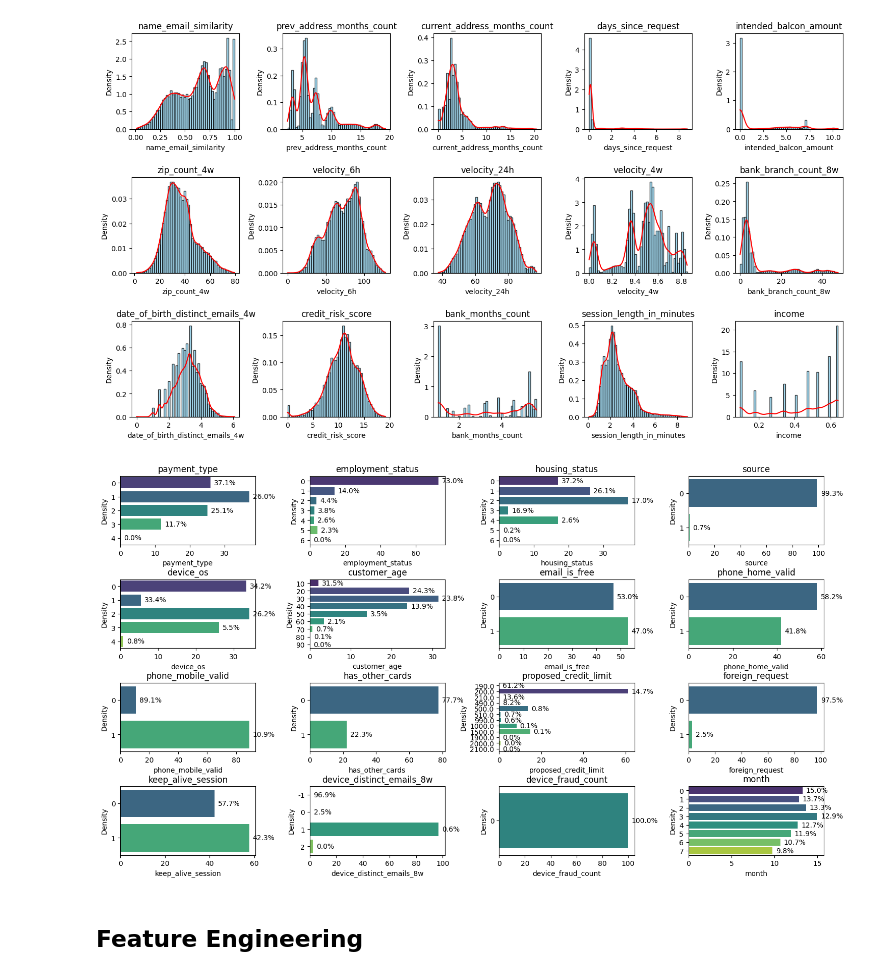
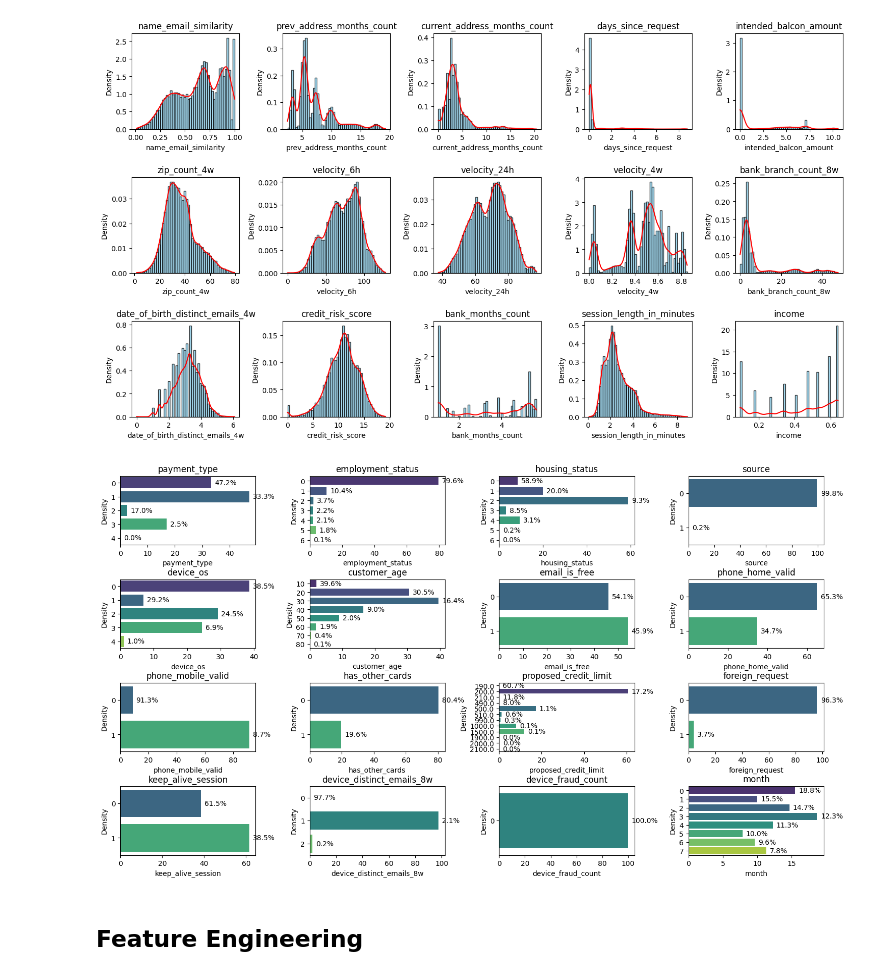
Before and after one commit to karthikraghavan/MLFraudDetection, a Jupyter notebook: MLFraudDetection.ipynb, the cells around one changed output. Cells and saved outputs as stored; diff of their text form; code cells hidden in the pictures.

```diff
--- a/MLFraudDetection.ipynb
+++ b/MLFraudDetection.ipynb
@@ -475,32 +462,32 @@ normalizeDistributions(cont_feats)
 # %%
 # create histogram with KDE plot for all teh numerical features
 def eda_cat_feats(feats):
   warnings.filterwarnings('ignore')
   fig, ax = plt.subplots(4, 4, figsize=(18, 8))
   plt.subplots_adjust(top = 0.99, bottom=0.05, hspace=0.5, wspace=0.4)
   ax = ax.flatten()
   for i,col in enumerate(feats):
 
       # Plotting horizontal bar plots on the first axis
-      value_counts = base_encoded[col].value_counts()
+      value_counts = base_clean[col].value_counts()
       percent_total = value_counts / sum(value_counts) * 100
       bars = sns.barplot(x=percent_total.values, y=percent_total.index, ax=ax[i], palette='viridis', orient='h')
 
       # Annotating the bars with percentage values
       for bar, perc in zip(bars.patches, percent_total.values):
           ax[i].annotate(f'{perc:.1f}%',
                         xy=(bar.get_width(), bar.get_y() + bar.get_height() / 2),
                         xytext=(5, 0),  # 5 points horizontal offset
                         textcoords='offset points',
                         ha='left', va='center')
 
       ax[i].set_title(f'{col}')
       ax[i].set_xlabel(col)
       ax[i].set_ylabel('Density')
 
 eda_cat_feats (cat_feats+disc_feats)
 # %% [output]
-[figure, old version]
+[figure, new version]
 # %% [markdown]
 ## Feature Engineering
 # %%
```
Also changed, not shown: parts of 24 cells of this notebook.
